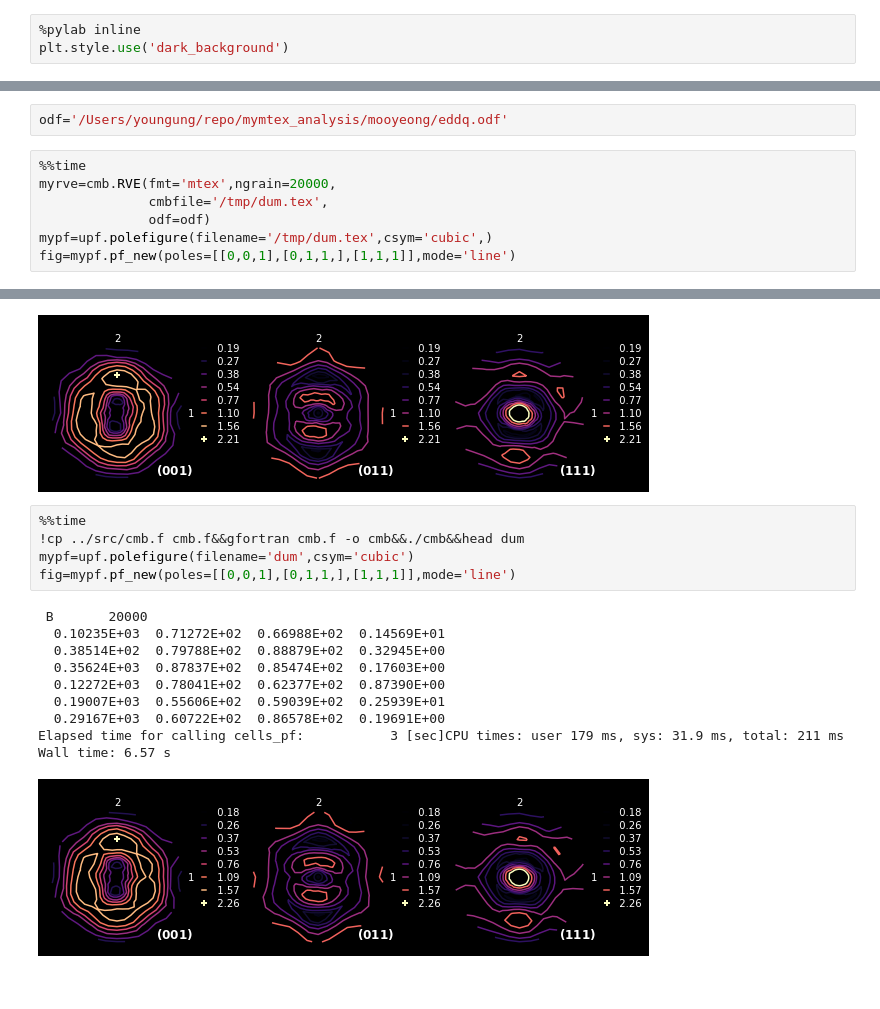
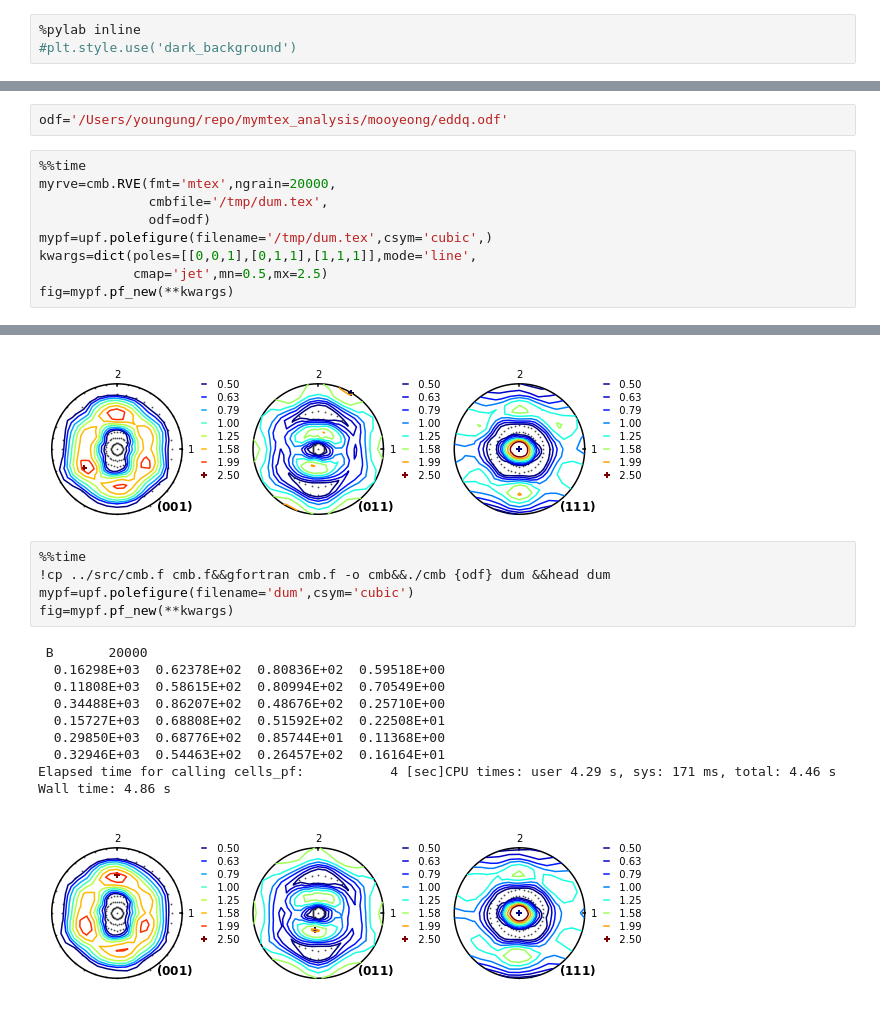
Before and after one commit to youngung/texture3, a Jupyter notebook: ipynb/mtex_odb_combine.ipynb, the cells around one changed output, grey strips where cells are left out. Cells and saved outputs as stored; diff of their text form.

```diff
--- a/ipynb/mtex_odb_combine.ipynb
+++ b/ipynb/mtex_odb_combine.ipynb
@@ -1,6 +1,6 @@
 # %%
 %pylab inline
-plt.style.use('dark_background')
+#plt.style.use('dark_background')
 # %% [output]
 Populating the interactive namespace from numpy and matplotlib
 # %%
@@ -14,7 +16,9 @@ myrve=cmb.RVE(fmt='mtex',ngrain=20000,
               cmbfile='/tmp/dum.tex',
               odf=odf)
 mypf=upf.polefigure(filename='/tmp/dum.tex',csym='cubic',)
-fig=mypf.pf_new(poles=[[0,0,1],[0,1,1,],[1,1,1]],mode='line')
+kwargs=dict(poles=[[0,0,1],[0,1,1],[1,1,1]],mode='line',
+            cmap='jet',mn=0.5,mx=2.5)
+fig=mypf.pf_new(**kwargs)
 # %% [output]
 max values 360.0  90.0  90.0
 maximum angles along each axis
@@ -32,19 +36,19 @@ Wall time: 5.17 s
-[figure, old version]
+[figure, new version]
 # %%
 %%time
-!cp ../src/cmb.f cmb.f&&gfortran cmb.f -o cmb&&./cmb&&head dum
+!cp ../src/cmb.f cmb.f&&gfortran cmb.f -o cmb&&./cmb {odf} dum &&head dum
 mypf=upf.polefigure(filename='dum',csym='cubic')
-fig=mypf.pf_new(poles=[[0,0,1],[0,1,1,],[1,1,1]],mode='line')
+fig=mypf.pf_new(**kwargs)
 # %% [output]
  B       20000
-  0.10235E+03  0.71272E+02  0.66988E+02  0.14569E+01
-  0.38514E+02  0.79788E+02  0.88879E+02  0.32945E+00
-  0.35624E+03  0.87837E+02  0.85474E+02  0.17603E+00
-  0.12272E+03  0.78041E+02  0.62377E+02  0.87390E+00
-  0.19007E+03  0.55606E+02  0.59039E+02  0.25939E+01
-  0.29167E+03  0.60722E+02  0.86578E+02  0.19691E+00
-Elapsed time for calling cells_pf:           3 [sec]CPU times: user 179 ms, sys: 31.9 ms, total: 211 ms
-Wall time: 6.57 s
+  0.16298E+03  0.62378E+02  0.80836E+02  0.59518E+00
+  0.11808E+03  0.58615E+02  0.80994E+02  0.70549E+00
+  0.34488E+03  0.86207E+02  0.48676E+02  0.25710E+00
+  0.15727E+03  0.68808E+02  0.51592E+02  0.22508E+01
+  0.29850E+03  0.68776E+02  0.85744E+01  0.11368E+00
+  0.32946E+03  0.54463E+02  0.26457E+02  0.16164E+01
+Elapsed time for calling cells_pf:           4 [sec]CPU times: user 4.29 s, sys: 171 ms, total: 4.46 s
+Wall time: 4.86 s
-[figure, old version]
+[figure, new version]
 # %%
 %%time
```
Also changed, not shown: parts of 5 cells of this notebook, 6 other files.
